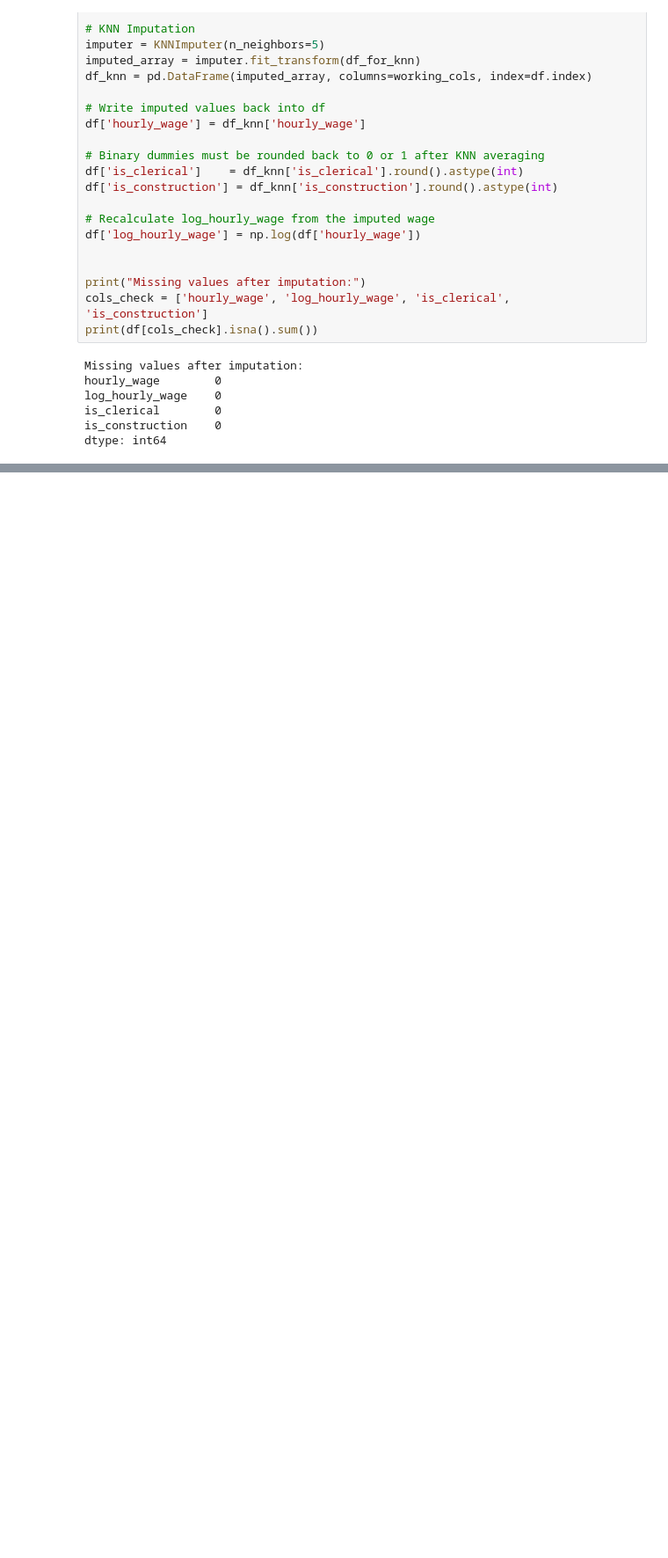
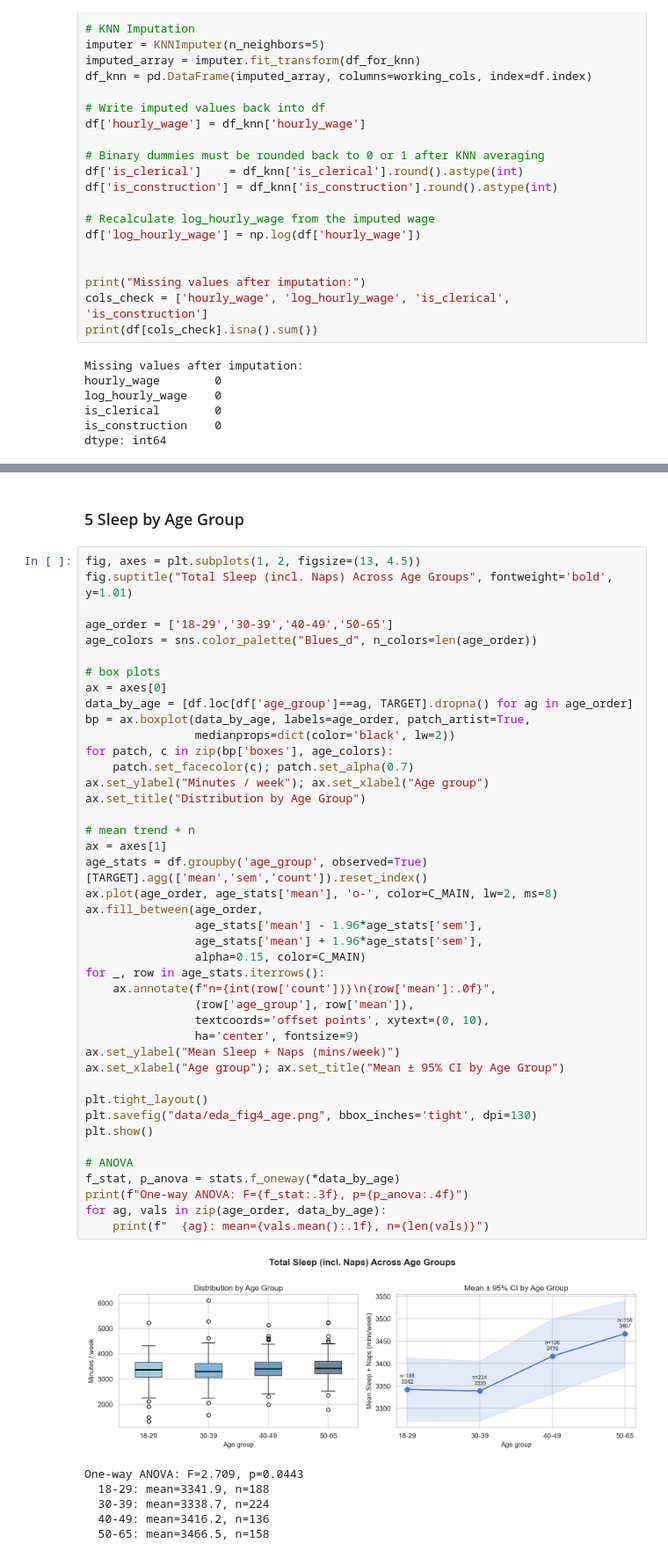
Before and after one commit to 208252/statistics, a Jupyter notebook: assignment.ipynb, the cells around one changed output, grey strips where cells are left out. Shown at 88% size. Saved outputs shown, nothing was run; the diff lists cells and outputs as text; blank space fills up the shorter version.

```diff
--- a/assignment.ipynb
+++ b/assignment.ipynb
@@ -211,0 +516,51 @@ dtype: int64
+# %% [markdown]
+### 5  Sleep by Age Group
+# %%
+fig, axes = plt.subplots(1, 2, figsize=(13, 4.5))
+fig.suptitle("Total Sleep (incl. Naps) Across Age Groups", fontweight='bold', y=1.01)
+
+age_order = ['18-29','30-39','40-49','50-65']
+age_colors = sns.color_palette("Blues_d", n_colors=len(age_order))
+
+# box plots
+ax = axes[0]
+data_by_age = [df.loc[df['age_group']==ag, TARGET].dropna() for ag in age_order]
+bp = ax.boxplot(data_by_age, labels=age_order, patch_artist=True,
+                medianprops=dict(color='black', lw=2))
+for patch, c in zip(bp['boxes'], age_colors):
+    patch.set_facecolor(c); patch.set_alpha(0.7)
+ax.set_ylabel("Minutes / week"); ax.set_xlabel("Age group")
+ax.set_title("Distribution by Age Group")
+
+# mean trend + n
+ax = axes[1]
+age_stats = df.groupby('age_group', observed=True)[TARGET].agg(['mean','sem','count']).reset_index()
+ax.plot(age_order, age_stats['mean'], 'o-', color=C_MAIN, lw=2, ms=8)
+ax.fill_between(age_order,
+                age_stats['mean'] - 1.96*age_stats['sem'],
+                age_stats['mean'] + 1.96*age_stats['sem'],
+                alpha=0.15, color=C_MAIN)
+for _, row in age_stats.iterrows():
+    ax.annotate(f"n={int(row['count'])}\n{row['mean']:.0f}",
+                (row['age_group'], row['mean']),
+                textcoords='offset points', xytext=(0, 10),
+                ha='center', fontsize=9)
+ax.set_ylabel("Mean Sleep + Naps (mins/week)")
+ax.set_xlabel("Age group"); ax.set_title("Mean ± 95% CI by Age Group")
+
+plt.tight_layout()
+plt.savefig("data/eda_fig4_age.png", bbox_inches='tight', dpi=130)
+plt.show()
+
+# ANOVA
+f_stat, p_anova = stats.f_oneway(*data_by_age)
+print(f"One-way ANOVA: F={f_stat:.3f}, p={p_anova:.4f}")
+for ag, vals in zip(age_order, data_by_age):
+    print(f"  {ag}: mean={vals.mean():.1f}, n={len(vals)}")
+# %% [output]
+[figure, added]
+One-way ANOVA: F=2.709, p=0.0443
+  18-29: mean=3341.9, n=188
+  30-39: mean=3338.7, n=224
+  40-49: mean=3416.2, n=136
+  50-65: mean=3466.5, n=158
```
Also changed, not shown: parts of 33 cells of this notebook, 9 other files.
